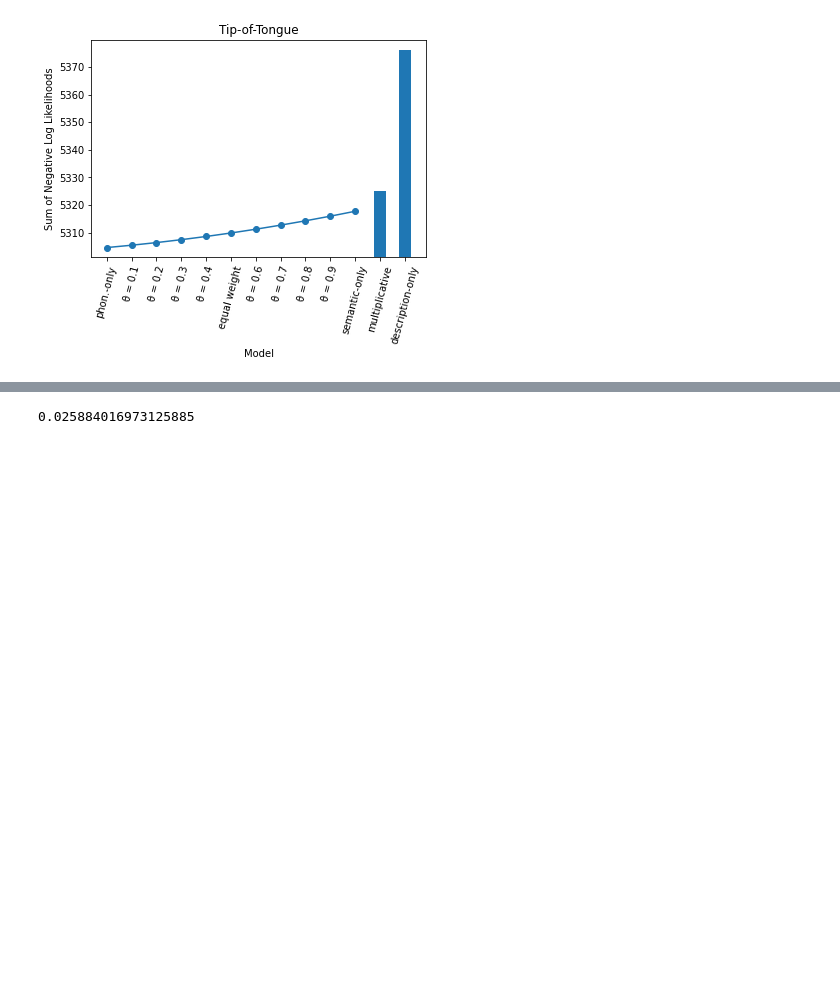
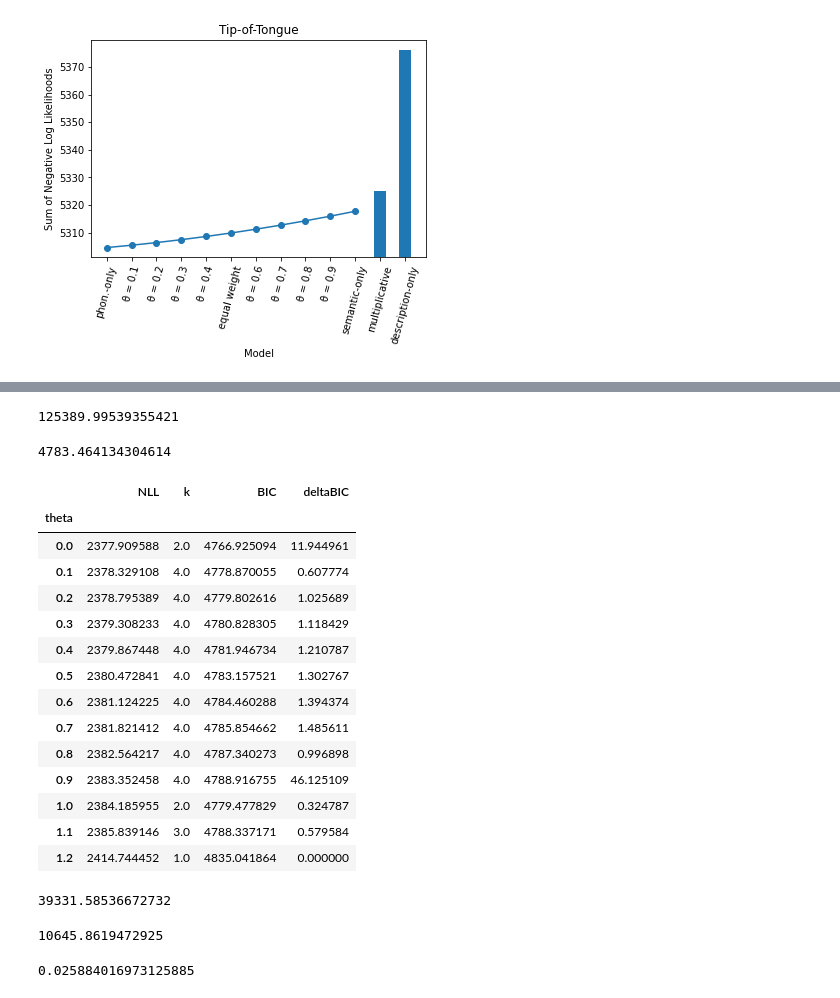
Before and after one commit to abhilasha-kumar/modeling-lexical-retrieval, a Jupyter notebook: LexicalRetrieval.ipynb, the cells around one changed output, grey strips where cells are left out. Drawn from its saved outputs; the diff is of its cells as text; code cells hidden in the pictures; blank space fills up the shorter version.

```diff
--- a/LexicalRetrieval.ipynb
+++ b/LexicalRetrieval.ipynb
@@ -1611,3 +1557,43 @@ delta(totg, len(tot)/13)
+# %%
+np.mean(s1['BIC'][0.1:0.9])
+# %% [output]
+125389.99539355421
+# %%
+s2 = delta(dontknowg, len(dontknow)/13)
+s2.sort_values(by='theta',inplace=True)
+np.mean(s2['BIC'][0.1:0.9])
+# %% [output]
+4783.464134304614
+# %%
+s2
+# %% [output]
+|  | NLL | k | BIC | deltaBIC |
+| theta |  |  |  |  |
+| 0.0 | 2377.909588 | 2.0 | 4766.925094 | 11.944961 |
+| 0.1 | 2378.329108 | 4.0 | 4778.870055 | 0.607774 |
+| 0.2 | 2378.795389 | 4.0 | 4779.802616 | 1.025689 |
+| 0.3 | 2379.308233 | 4.0 | 4780.828305 | 1.118429 |
+| 0.4 | 2379.867448 | 4.0 | 4781.946734 | 1.210787 |
+| 0.5 | 2380.472841 | 4.0 | 4783.157521 | 1.302767 |
+| 0.6 | 2381.124225 | 4.0 | 4784.460288 | 1.394374 |
+| 0.7 | 2381.821412 | 4.0 | 4785.854662 | 1.485611 |
+| 0.8 | 2382.564217 | 4.0 | 4787.340273 | 0.996898 |
+| 0.9 | 2383.352458 | 4.0 | 4788.916755 | 46.125109 |
+| 1.0 | 2384.185955 | 2.0 | 4779.477829 | 0.324787 |
+| 1.1 | 2385.839146 | 3.0 | 4788.337171 | 0.579584 |
+| 1.2 | 2414.744452 | 1.0 | 4835.041864 | 0.000000 |
+# %%
+s3 = delta(otherwordg, len(otherword)/13)
+s3.sort_values(by='theta',inplace=True)
+np.mean(s3['BIC'][0.1:0.9])
+# %% [output]
+39331.58536672732
+# %%
+s4 = delta(totg, len(tot)/13)
+s4.sort_values(by='theta',inplace=True)
+np.mean(s4['BIC'][0.1:0.9])
+# %% [output]
+10645.8619472925
 # %%
 len(julie_files[(julie_files['Resp'] == '12345')&(julie_files['Question.RESP'] == 1)])/len(julie_files[julie_files['Question.RESP'] == 1])
 # %% [output]
```
Also changed, not shown: parts of 8 cells of this notebook.
